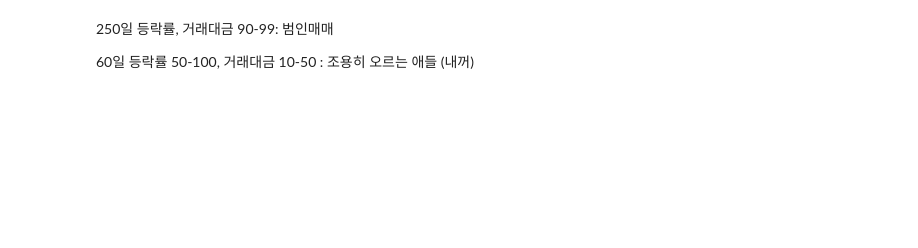
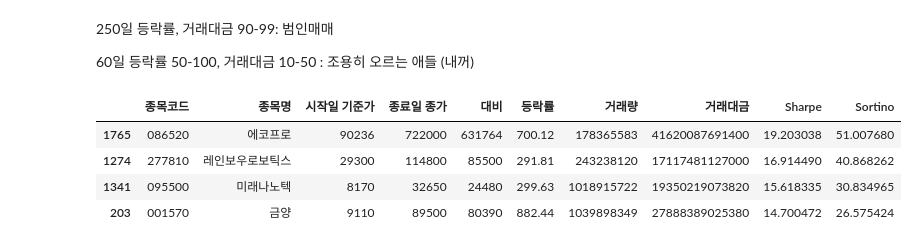
Before and after one commit to yeonghun00/stock-notes, a Jupyter notebook: useful/good_stocks.ipynb, the cells around one changed output. Cells and saved outputs as stored; diff of their text form; code cells hidden in the pictures; blank space fills up the shorter version.

```diff
--- a/useful/good_stocks.ipynb
+++ b/useful/good_stocks.ipynb
@@ -178,0 +185,8 @@ stocklist = StockList()
+# %%
+stocklist_highest.result_df
+# %% [output]
+|  | 종목코드 | 종목명 | 시작일 기준가 | 종료일 종가 | 대비 | 등락률 | 거래량 | 거래대금 | Sharpe | Sortino |
+| 1765 | 086520 | 에코프로 | 90236 | 722000 | 631764 | 700.12 | 178365583 | 41620087691400 | 19.203038 | 51.007680 |
+| 1274 | 277810 | 레인보우로보틱스 | 29300 | 114800 | 85500 | 291.81 | 243238120 | 17117481127000 | 16.914490 | 40.868262 |
+| 1341 | 095500 | 미래나노텍 | 8170 | 32650 | 24480 | 299.63 | 1018915722 | 19350219073820 | 15.618335 | 30.834965 |
+| 203 | 001570 | 금양 | 9110 | 89500 | 80390 | 882.44 | 1039898349 | 27888389025380 | 14.700472 | 26.575424 |
```
Also changed, not shown: parts of 11 cells of this notebook.
